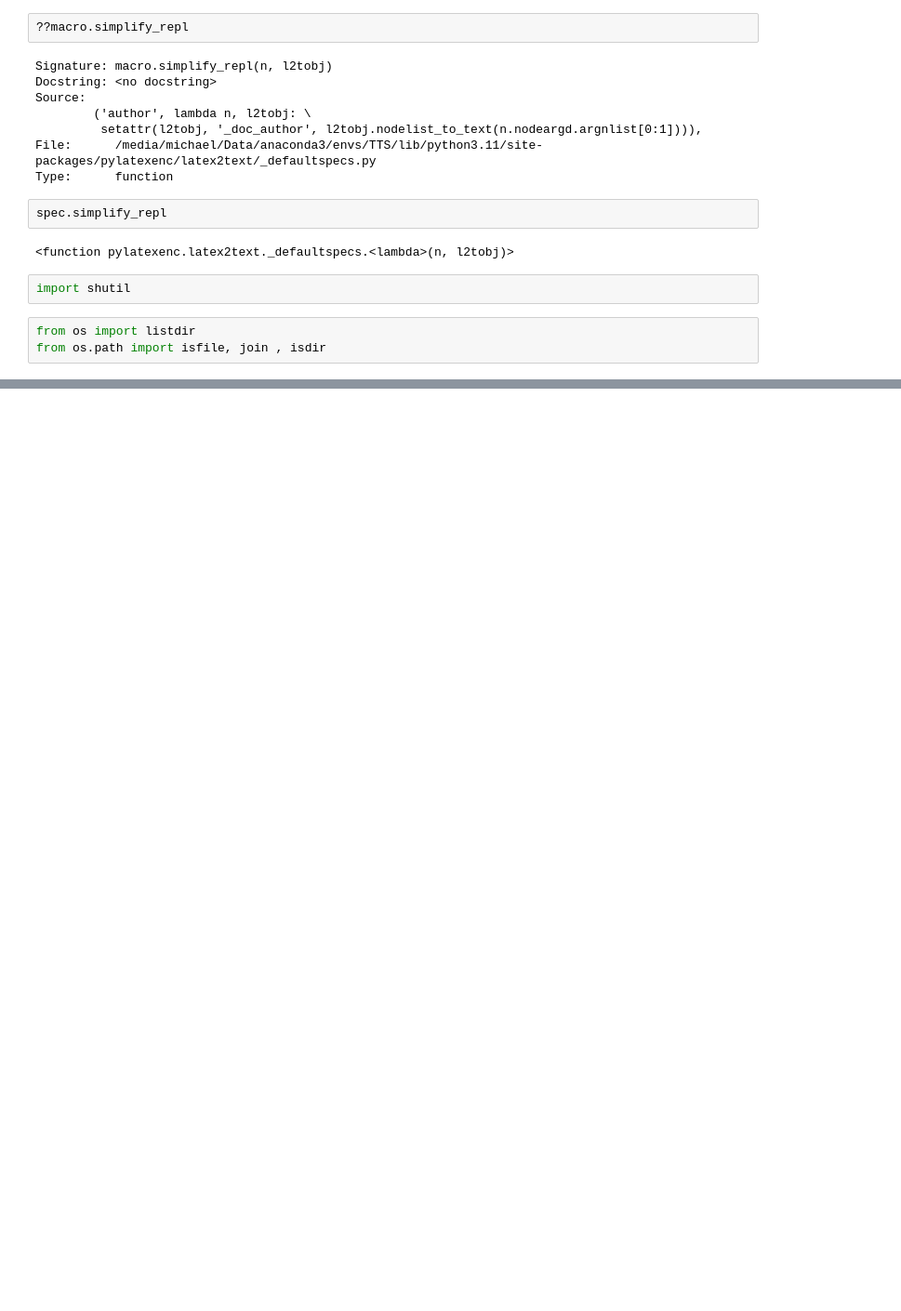
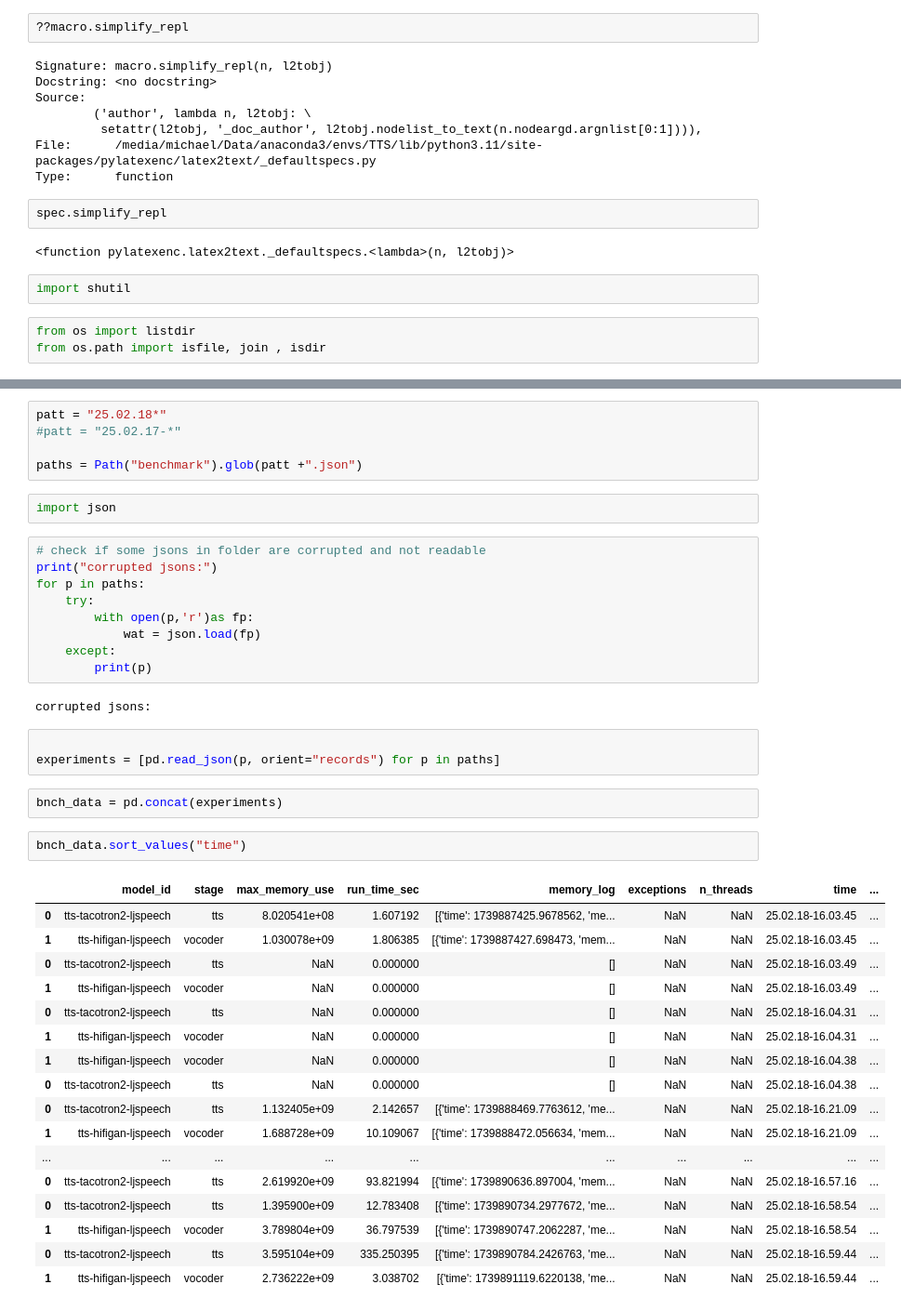
Before and after one commit to vodkolav/ArticleReader, a Jupyter notebook: clean_folders.ipynb, the cells around one changed output, grey strips where cells are left out. Shown at 93% size. Saved outputs shown, nothing was run; the diff lists cells and outputs as text; blank space fills up the shorter version.

```diff
--- a/clean_folders.ipynb
+++ b/clean_folders.ipynb
@@ -934,0 +948,43 @@ from os.path import isfile, join , isdir
+# %%
+patt = "25.02.18*"
+#patt = "25.02.17-*"
+
+paths = Path("benchmark").glob(patt +".json")
+# %%
+import json
+# %%
+# check if some jsons in folder are corrupted and not readable
+print("corrupted jsons:")
+for p in paths:
+    try:
+        with open(p,'r')as fp:
+            wat = json.load(fp)
+    except:
+        print(p)
+# %% [output]
+corrupted jsons:
+# %%
+
+experiments = [pd.read_json(p, orient="records") for p in paths]
+# %%
+bnch_data = pd.concat(experiments)
+# %%
+bnch_data.sort_values("time")
+# %% [output]
+|  | model_id | stage | max_memory_use | run_time_sec | memory_log | exceptions | n_threads | time | ... |
+| 0 | tts-tacotron2-ljspeech | tts | 8.020541e+08 | 1.607192 | [{'time': 1739887425.9678562, 'me... | NaN | NaN | 25.02.18-16.03.45 | ... |
+| 1 | tts-hifigan-ljspeech | vocoder | 1.030078e+09 | 1.806385 | [{'time': 1739887427.698473, 'mem... | NaN | NaN | 25.02.18-16.03.45 | ... |
+| 0 | tts-tacotron2-ljspeech | tts | NaN | 0.000000 | [] | NaN | NaN | 25.02.18-16.03.49 | ... |
+| 1 | tts-hifigan-ljspeech | vocoder | NaN | 0.000000 | [] | NaN | NaN | 25.02.18-16.03.49 | ... |
+| 0 | tts-tacotron2-ljspeech | tts | NaN | 0.000000 | [] | NaN | NaN | 25.02.18-16.04.31 | ... |
+| 1 | tts-hifigan-ljspeech | vocoder | NaN | 0.000000 | [] | NaN | NaN | 25.02.18-16.04.31 | ... |
+| 1 | tts-hifigan-ljspeech | vocoder | NaN | 0.000000 | [] | NaN | NaN | 25.02.18-16.04.38 | ... |
+| 0 | tts-tacotron2-ljspeech | tts | NaN | 0.000000 | [] | NaN | NaN | 25.02.18-16.04.38 | ... |
+| 0 | tts-tacotron2-ljspeech | tts | 1.132405e+09 | 2.142657 | [{'time': 1739888469.7763612, 'me... | NaN | NaN | 25.02.18-16.21.09 | ... |
+| 1 | tts-hifigan-ljspeech | vocoder | 1.688728e+09 | 10.109067 | [{'time': 1739888472.056634, 'mem... | NaN | NaN | 25.02.18-16.21.09 | ... |
+| ... | ... | ... | ... | ... | ... | ... | ... | ... | ... |
+| 0 | tts-tacotron2-ljspeech | tts | 2.619920e+09 | 93.821994 | [{'time': 1739890636.897004, 'mem... | NaN | NaN | 25.02.18-16.57.16 | ... |
+| 0 | tts-tacotron2-ljspeech | tts | 1.395900e+09 | 12.783408 | [{'time': 1739890734.2977672, 'me... | NaN | NaN | 25.02.18-16.58.54 | ... |
+| 1 | tts-hifigan-ljspeech | vocoder | 3.789804e+09 | 36.797539 | [{'time': 1739890747.2062287, 'me... | NaN | NaN | 25.02.18-16.58.54 | ... |
+| 0 | tts-tacotron2-ljspeech | tts | 3.595104e+09 | 335.250395 | [{'time': 1739890784.2426763, 'me... | NaN | NaN | 25.02.18-16.59.44 | ... |
+| 1 | tts-hifigan-ljspeech | vocoder | 2.736222e+09 | 3.038702 | [{'time': 1739891119.6220138, 'me... | NaN | NaN | 25.02.18-16.59.44 | ... |
```
Also changed, not shown: parts of 10 cells of this notebook, 4 other files.
